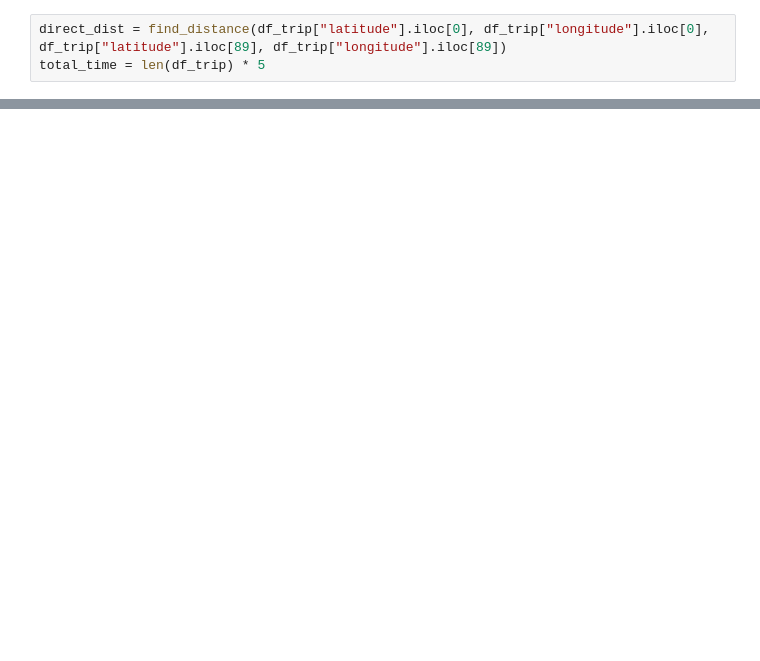
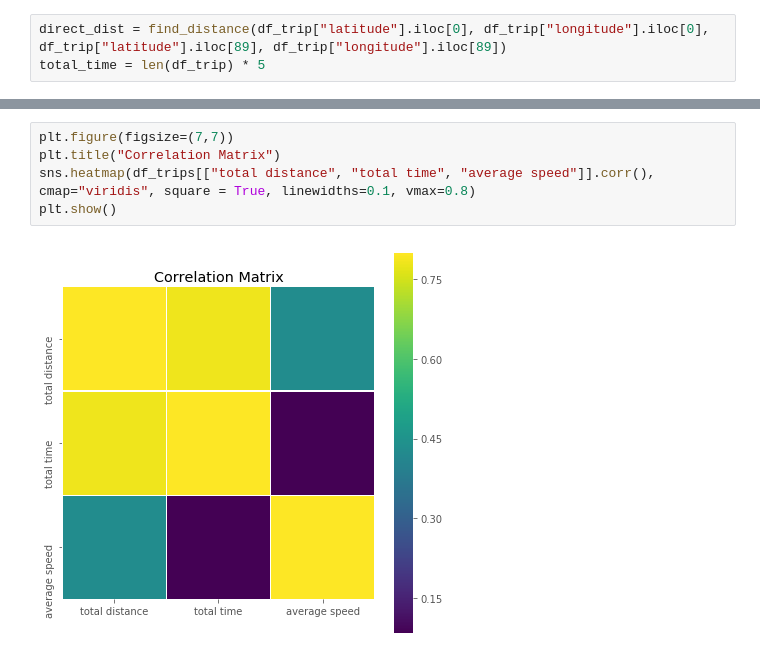
Before and after one commit to anish2197/data-analystics, a Jupyter notebook: Day 3.ipynb, the cells around one changed output, grey strips where cells are left out. Drawn from its saved outputs; the diff is of its cells as text; blank space fills up the shorter version.

```diff
--- a/Day 3.ipynb
+++ b/Day 3.ipynb
@@ -191,0 +338,7 @@ Distance covered by the car in the trip :  2819.20692842891  meters
+# %%
+plt.figure(figsize=(7,7))
+plt.title("Correlation Matrix")
+sns.heatmap(df_trips[["total distance", "total time", "average speed"]].corr(), cmap="viridis", square = True, linewidths=0.1, vmax=0.8)
+plt.show()
+# %% [output]
+[figure, added]
```
Also changed, not shown: parts of 34 cells of this notebook.
